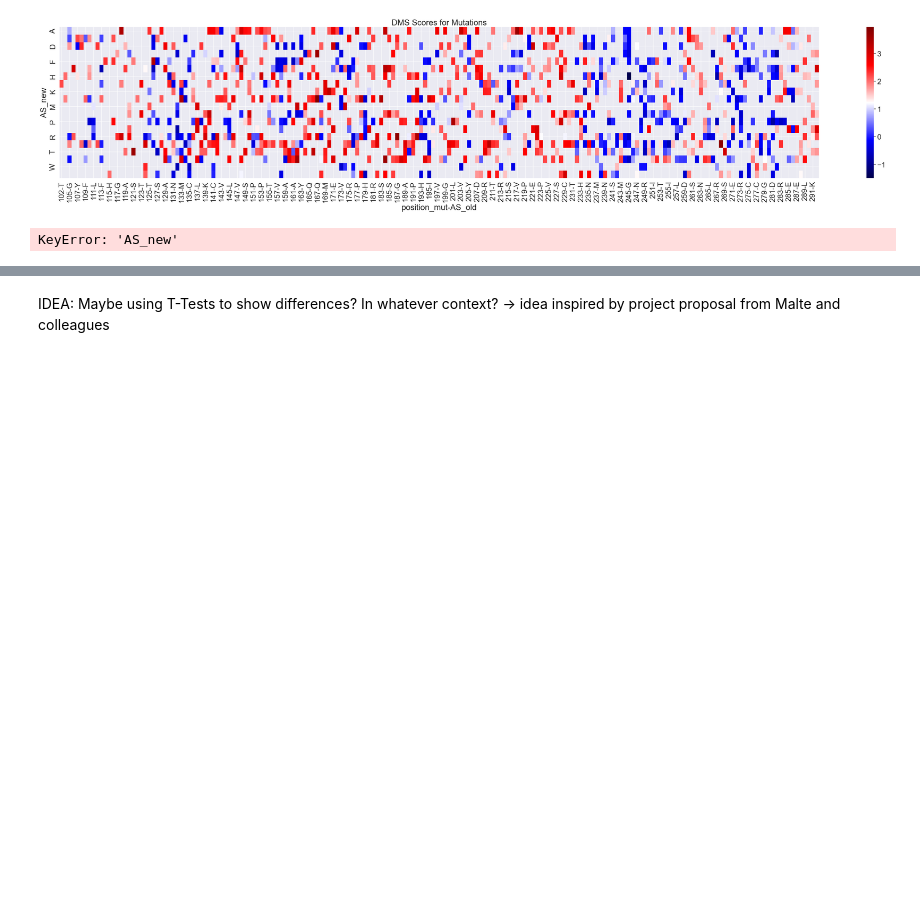
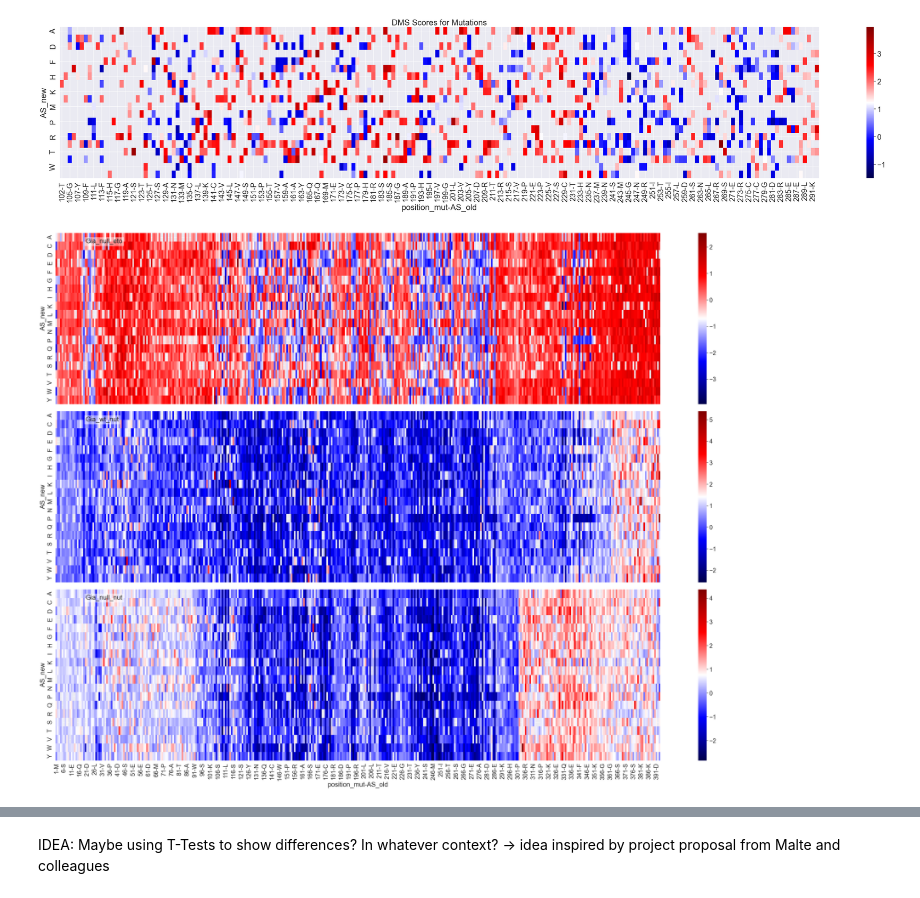
Before and after one commit to datascience-mobi-2023/topic02_team02, a Jupyter notebook: Documentation/P53 - DMS Documentation.ipynb, the cells around one changed output, grey strips where cells are left out. Saved outputs shown, nothing was run; the diff lists cells and outputs as text; code cells hidden in the pictures; blank space fills up the shorter version.

```diff
--- a/Documentation/P53 - DMS Documentation.ipynb
+++ b/Documentation/P53 - DMS Documentation.ipynb
@@ -45,9 +48,9 @@ fun.hmap(doc.kot_hum_auf)
 # %% [output]
 [figure]
 # %%
-fun.multiple_hmap(gia_null_eto, gia_null_nut, gia_wt_nut, kot_hum)
+fun.mult_hmap(gia_null_eto, gia_null_nut, gia_wt_nut)
 # %% [output]
-KeyError: 'AS_new'
+[figure, added]
 # %%
 # These heatmaps show different trends:
 # What we need to consider is that the Kotler dataset only covers a range of amino acids from x to y. While the "Giacomelli wildtype nutlin" and "Giacomelli null nutlin" datasets exhibit some similarities in terms of trends and values, the same cannot be said when comparing them to the "Giacomelli null etoposide" dataset. This disparity is likely due to the use of different p53 activating agents, namely nutlin-3 and etoposide. One notable observation across all datasets is that amino acids in the range of approximately 100-300 generally display a negative effect caused by mutations. This could indicate a specific region that is evolutionary conserved an perfected. Additionally, the Kotler dataset exhibits a scarcity of values, which should be taken into consideration for future work.
```
Also changed, not shown: parts of 9 cells of this notebook, 3 other files.
